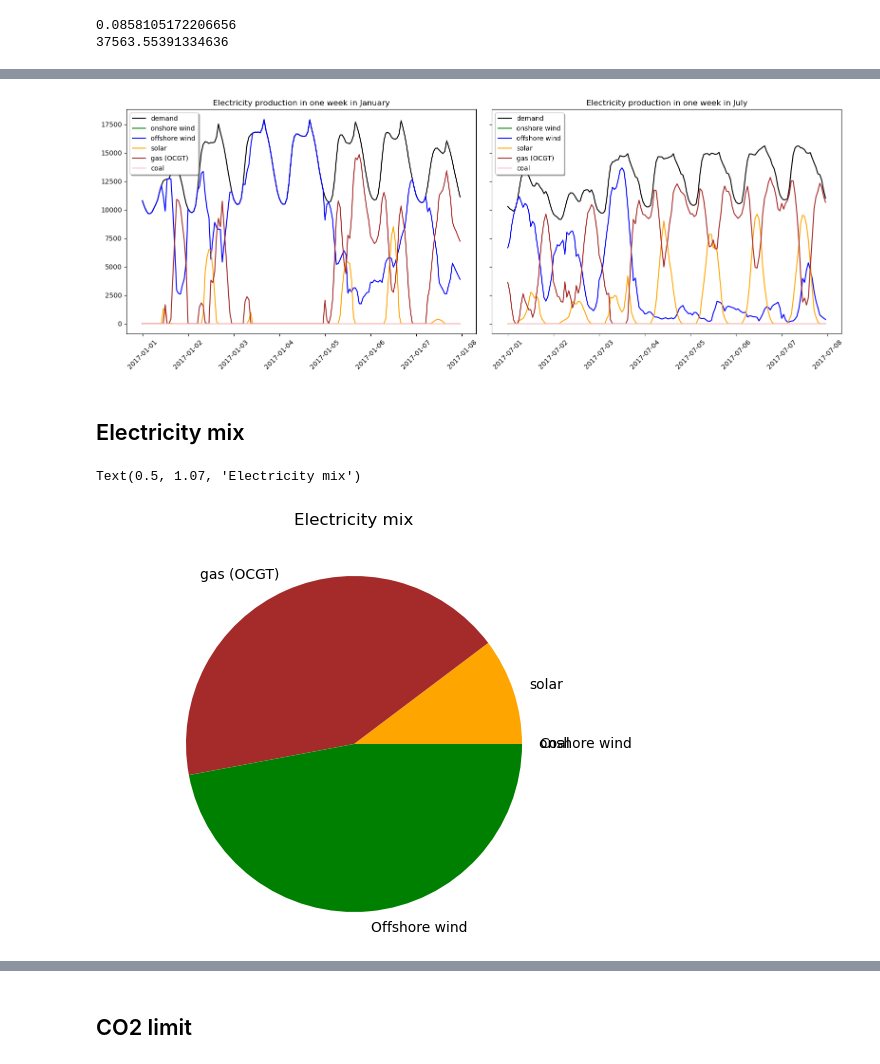
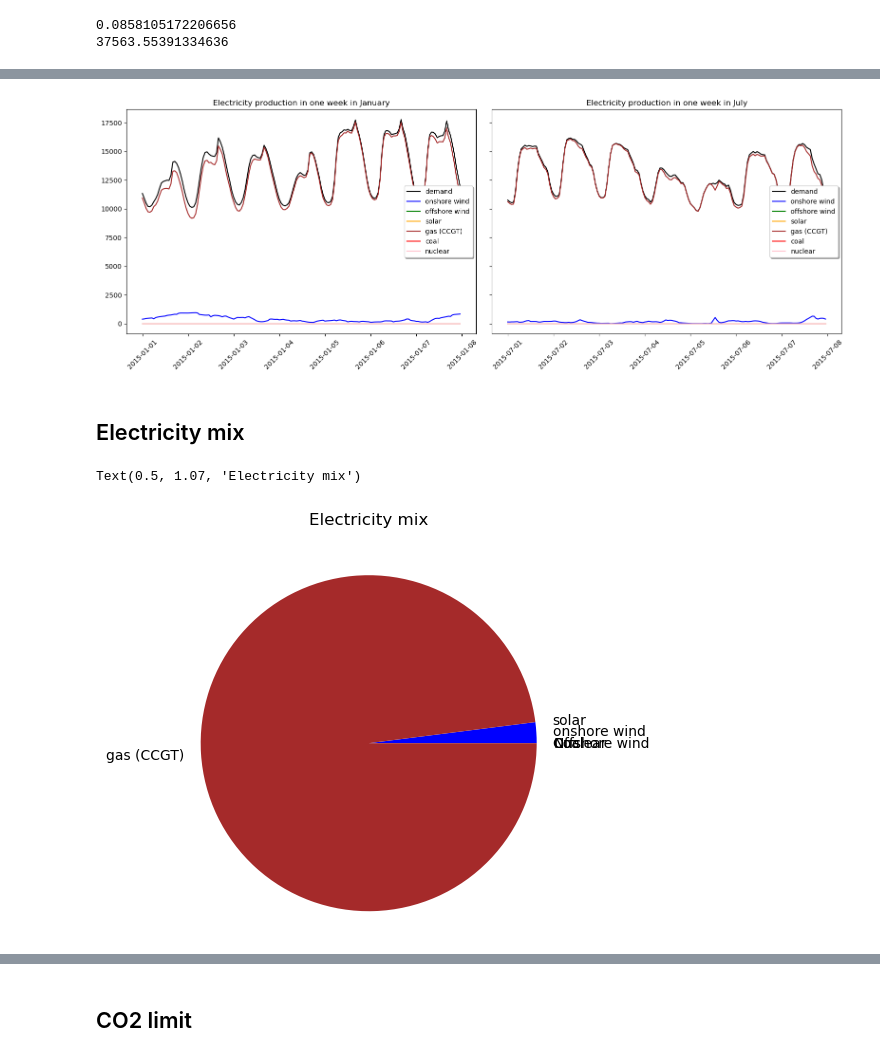
Before and after one commit to JuliaKatomena/Integrated-energy-grid, a Jupyter notebook: Project.ipynb, the cells around one changed output, grey strips where cells are left out. Cells and saved outputs as stored; diff of their text form; code cells hidden in the pictures.

```diff
--- a/Project.ipynb
+++ b/Project.ipynb
@@ -33,26 +34,19 @@ DatetimeIndex(['2017-01-01 00:00:00', '2017-01-01 01:00:00',
 #### Getting the demand for the Netherlands and adding it to the bus
 # %%
 # Define file path
-file_path = "Data\demand_data.csv"
+file_path = "Data/electricity_demand.csv"
 
 # Load dataset
-data = pd.read_csv(file_path, sep=';', parse_dates=['utc_timestamp'], index_col='utc_timestamp')
-
-# Rename columns (if necessary)
-data.columns = [
-    'cet_cest_timestamp', 'NL_load_actual_entsoe_transparency',
-    'NL_load_forecast_entsoe_transparency', 'NL_solar_generation_actual',
-    'NL_wind_generation_actual', 'NL_wind_offshore_generation_actual',
-    'NL_wind_onshore_generation_actual'
-]
-
+data = pd.read_csv(file_path, sep=';', parse_dates=['utc_time'], index_col='utc_time')
+data.index = pd.to_datetime(data.index, utc=True)
 # Convert index to datetime format
 data.index = pd.to_datetime(data.index, utc=True)
 
-start_date = '2017-01-01 00:00:00+00:00'
-end_date = '2017-12-31 23:00:00+00:00'
+start_date = '2015-01-01 00:00:00+00:00'
+end_date = '2015-12-31 23:00:00+00:00'
 
 data = data[start_date:end_date]
+country = 'NLD'
+data = data[country]
 print(data.head())
-country = 'NLD'
 # %% [output]
@@ -85,7 +62,7 @@ utc_timestamp
 network.add("Load",
             "load",
             bus="electricity bus",
-            p_set=data['NL_load_actual_entsoe_transparency'].values)
+            p_set = data.values)
 # %% [output]
 Index(['load'], dtype='object')
 # %%
@@ -257,22 +264,24 @@ fig, axes = plt.subplots(1, 2, figsize=(16, 6), sharey=True)  # 1 row, 2 columns
 
 # --- Winter Week (January) ---
 axes[0].plot(network.loads_t.p['load'][0:168], color='black', label='demand')
-axes[0].plot(network.generators_t.p['onshorewind'][0:168], color='green', label='onshore wind')
-axes[0].plot(network.generators_t.p['offshorewind'][0:168], color='blue', label='offshore wind')
+axes[0].plot(network.generators_t.p['onshorewind'][0:168], color='blue', label='onshore wind')
+axes[0].plot(network.generators_t.p['offshorewind'][0:168], color='green', label='offshore wind')
 axes[0].plot(network.generators_t.p['solar'][0:168], color='orange', label='solar')
-axes[0].plot(network.generators_t.p['OCGT'][0:168], color='brown', label='gas (OCGT)')
-axes[0].plot(network.generators_t.p['coal'][0:168], color='pink', label='coal')
+axes[0].plot(network.generators_t.p['CCGT'][0:168], color='brown', label='gas (CCGT)')
+axes[0].plot(network.generators_t.p['coal'][0:168], color='red', label='coal')
+axes[0].plot(network.generators_t.p['nuclear'][0:168], color='pink', label='nuclear')
 axes[0].legend(fancybox=True, shadow=True, loc='best')
 axes[0].set_title('Electricity production in one week in January')
 axes[0].tick_params(axis='x', rotation=45)
 
 # --- Summer Week (July) ---
 axes[1].plot(network.loads_t.p['load'][4344:4512], color='black', label='demand')
-axes[1].plot(network.generators_t.p['onshorewind'][4344:4512], color='green', label='onshore wind')
-axes[1].plot(network.generators_t.p['offshorewind'][4344:4512], color='blue', label='offshore wind')
+axes[1].plot(network.generators_t.p['onshorewind'][4344:4512], color='blue', label='onshore wind')
+axes[1].plot(network.generators_t.p['offshorewind'][4344:4512], color='green', label='offshore wind')
 axes[1].plot(network.generators_t.p['solar'][4344:4512], color='orange', label='solar')
-axes[1].plot(network.generators_t.p['OCGT'][4344:4512], color='brown', label='gas (OCGT)')
-axes[1].plot(network.generators_t.p['coal'][4344:4512], color='pink', label='coal')
+axes[1].plot(network.generators_t.p['CCGT'][4344:4512], color='brown', label='gas (CCGT)')
+axes[1].plot(network.generators_t.p['coal'][4344:4512], color='red', label='coal')
+axes[1].plot(network.generators_t.p['nuclear'][4344:4512], color='pink', label='nuclear')
 axes[1].legend(fancybox=True, shadow=True, loc='best')
 axes[1].set_title('Electricity production in one week in July')
 axes[1].tick_params(axis='x', rotation=45)
@@ -280,30 +289,32 @@ axes[1].tick_params(axis='x', rotation=45)
 plt.tight_layout()
 plt.show()
 # %% [output]
-[figure, old version]
+[figure, new version]
 # %% [markdown]
 ## Electricity mix
 # %%
 labels = ['onshore wind',
           'solar',
-          'gas (OCGT)',
+          'gas (CCGT)',
           'Offshore wind',
-          'Coal']
+          'Coal',
+          'Nuclear']
 sizes = [network.generators_t.p['onshorewind'].sum(),
          network.generators_t.p['solar'].sum(),
-         network.generators_t.p['OCGT'].sum(),
+         network.generators_t.p['CCGT'].sum(),
          network.generators_t.p['offshorewind'].sum(),
-        network.generators_t.p['coal'].sum()]
+        network.generators_t.p['coal'].sum(),
+        network.generators_t.p['nuclear'].sum()]
 
-colors=['blue', 'orange', 'brown', 'green', 'black']
+colors=['blue', 'orange', 'brown', 'green', 'red', 'pink']
 
 plt.pie(sizes,
         colors=colors,
         labels=labels,
         wedgeprops={'linewidth':0})
 plt.axis('equal')
 
 plt.title('Electricity mix', y=1.07)
 # %% [output]
 Text(0.5, 1.07, 'Electricity mix')
-[figure, old version]
+[figure, new version]
```
Also changed, not shown: parts of 18 cells of this notebook.
